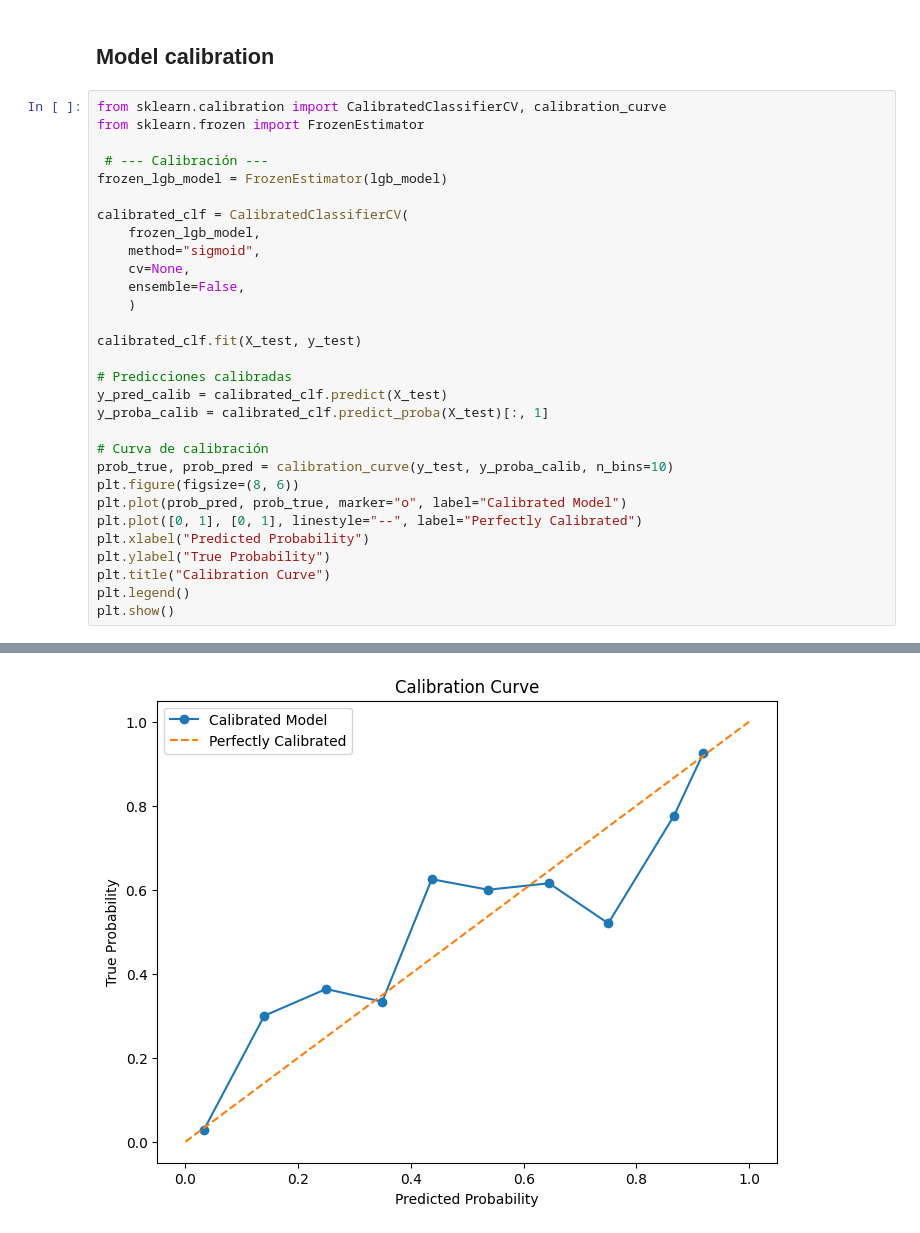
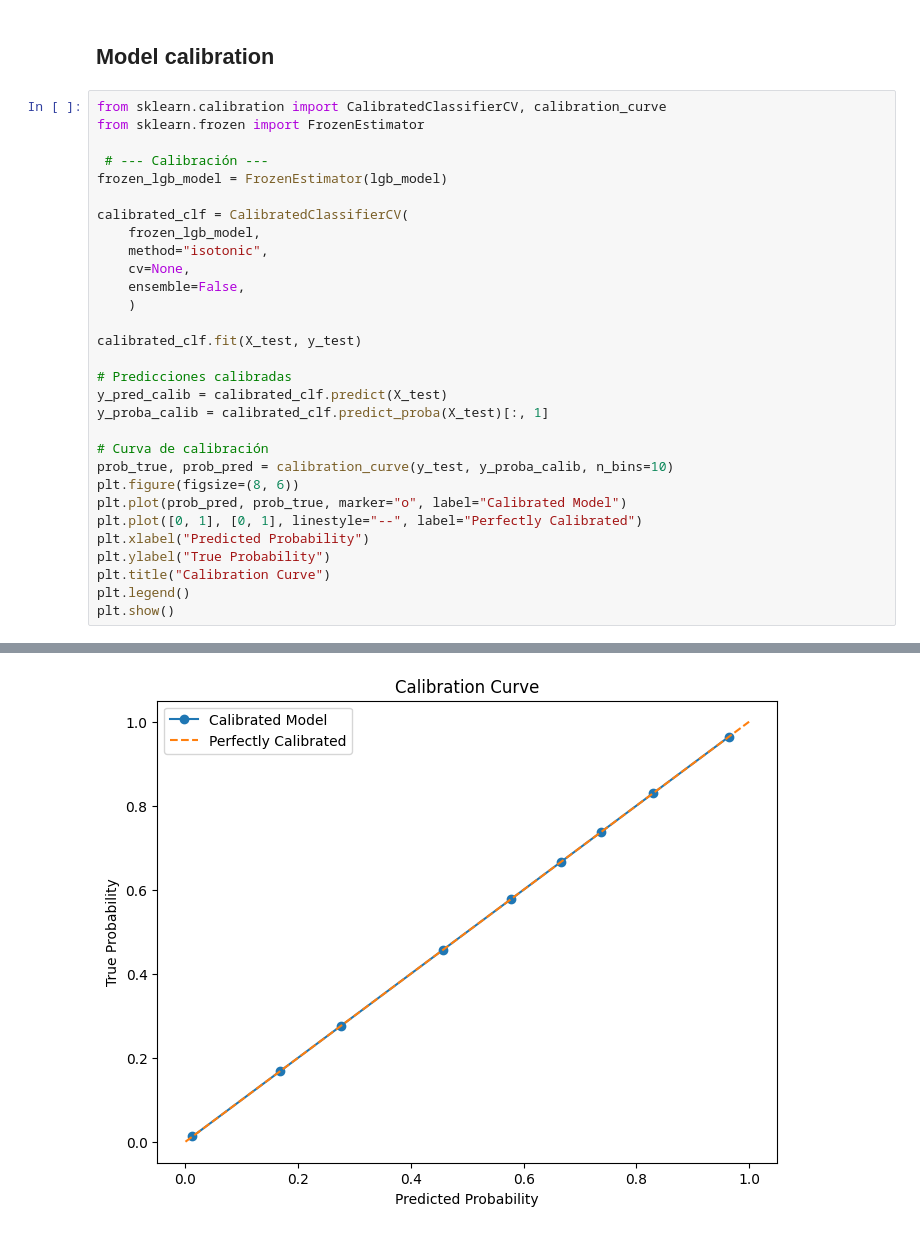
Before and after one commit to Bela1810/proyecto-riesgos, a Jupyter notebook: default/notebooks/models_calibration.ipynb, the cells around one changed output, grey strips where cells are left out. Cells and saved outputs as stored; diff of their text form.

```diff
--- a/default/notebooks/models_calibration.ipynb
+++ b/default/notebooks/models_calibration.ipynb
@@ -111,7 +111,7 @@ frozen_lgb_model = FrozenEstimator(lgb_model)
 
 calibrated_clf = CalibratedClassifierCV(
     frozen_lgb_model,
-    method="sigmoid",
+    method="isotonic",
     cv=None,
     ensemble=False,
     )
@@ -123,34 +123,34 @@ y_pred_calib = calibrated_clf.predict(X_test)
 y_proba_calib = calibrated_clf.predict_proba(X_test)[:, 1]
 
 # Curva de calibración
 prob_true, prob_pred = calibration_curve(y_test, y_proba_calib, n_bins=10)
 plt.figure(figsize=(8, 6))
 plt.plot(prob_pred, prob_true, marker="o", label="Calibrated Model")
 plt.plot([0, 1], [0, 1], linestyle="--", label="Perfectly Calibrated")
 plt.xlabel("Predicted Probability")
 plt.ylabel("True Probability")
 plt.title("Calibration Curve")
 plt.legend()
 plt.show()
 # %% [output]
 [LightGBM] [Warning] feature_fraction is set=0.6149544953087348, colsample_bytree=0.5143984459906721 will be ignored. Current value: feature_fraction=0.6149544953087348
 [LightGBM] [Warning] lambda_l1 is set=0.3747784362449289, reg_alpha=0.0 will be ignored. Current value: lambda_l1=0.3747784362449289
 [LightGBM] [Warning] lambda_l2 is set=0.0053082886810172, reg_lambda=0.0 will be ignored. Current value: lambda_l2=0.0053082886810172
 [LightGBM] [Warning] bagging_fraction is set=0.914826887986507, subsample=1.0 will be ignored. Current value: bagging_fraction=0.914826887986507
 [LightGBM] [Warning] bagging_freq is set=1, subsample_freq=0 will be ignored. Current value: bagging_freq=1
 [LightGBM] [Warning] feature_fraction is set=0.6149544953087348, colsample_bytree=0.5143984459906721 will be ignored. Current value: feature_fraction=0.6149544953087348
 [LightGBM] [Warning] lambda_l1 is set=0.3747784362449289, reg_alpha=0.0 will be ignored. Current value: lambda_l1=0.3747784362449289
 [LightGBM] [Warning] lambda_l2 is set=0.0053082886810172, reg_lambda=0.0 will be ignored. Current value: lambda_l2=0.0053082886810172
 [LightGBM] [Warning] bagging_fraction is set=0.914826887986507, subsample=1.0 will be ignored. Current value: bagging_fraction=0.914826887986507
 [LightGBM] [Warning] bagging_freq is set=1, subsample_freq=0 will be ignored. Current value: bagging_freq=1
 [LightGBM] [Warning] feature_fraction is set=0.6149544953087348, colsample_bytree=0.5143984459906721 will be ignored. Current value: feature_fraction=0.6149544953087348
 [LightGBM] [Warning] lambda_l1 is set=0.3747784362449289, reg_alpha=0.0 will be ignored. Current value: lambda_l1=0.3747784362449289
 ... (19 lines left out)
 [LightGBM] [Warning] lambda_l1 is set=0.3747784362449289, reg_alpha=0.0 will be ignored. Current value: lambda_l1=0.3747784362449289
 [LightGBM] [Warning] lambda_l2 is set=0.0053082886810172, reg_lambda=0.0 will be ignored. Current value: lambda_l2=0.0053082886810172
 [LightGBM] [Warning] bagging_fraction is set=0.914826887986507, subsample=1.0 will be ignored. Current value: bagging_fraction=0.914826887986507
 [LightGBM] [Warning] bagging_freq is set=1, subsample_freq=0 will be ignored. Current value: bagging_freq=1
-[figure, old version]
+[figure, new version]
 # %%
 plt.hist(
 y_proba_calib[y_test == 0],
```
Also changed, not shown: parts of 2 cells of this notebook.
